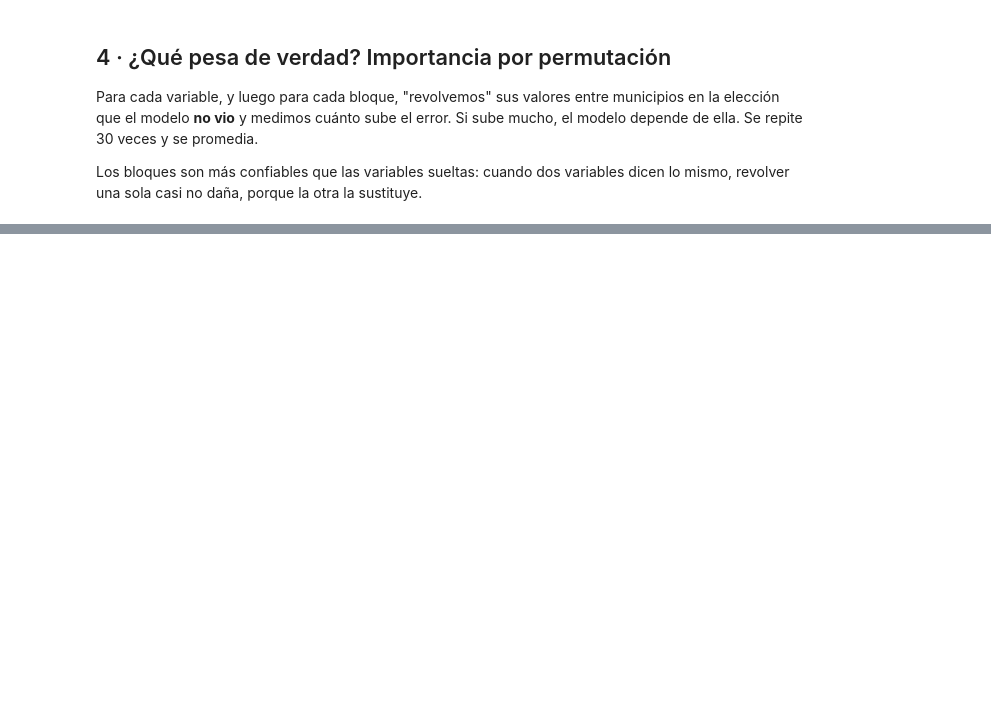
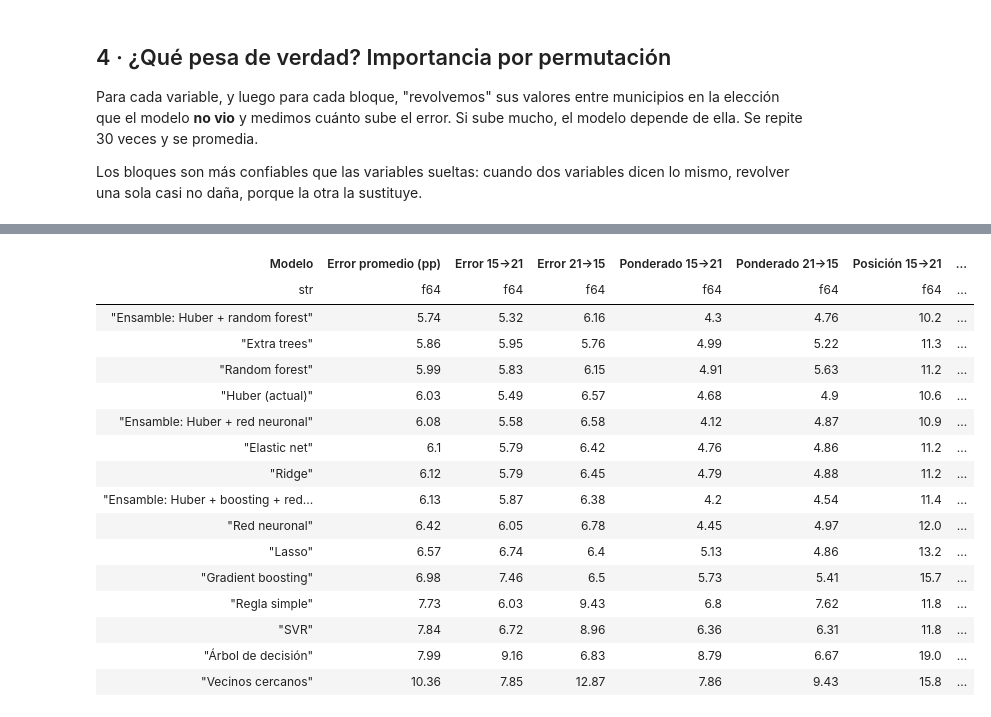
Before and after one commit to JorgeTato99/ine-hackathon-2026, a Jupyter notebook: notebooks/04b_fuentes_adicionales_e_importancia.ipynb, the cells around one changed output, grey strips where cells are left out. Saved outputs shown, nothing was run; the diff lists cells and outputs as text; code cells hidden in the pictures; blank space fills up the shorter version.

```diff
--- a/notebooks/04b_fuentes_adicionales_e_importancia.ipynb
+++ b/notebooks/04b_fuentes_adicionales_e_importancia.ipynb
@@ -372,0 +381,67 @@ shape: (12, 3)
+# %%
+from sklearn.ensemble import ExtraTreesRegressor, RandomForestRegressor
+from sklearn.linear_model import ElasticNetCV, LassoCV, RidgeCV
+from sklearn.model_selection import GridSearchCV, KFold
+from sklearn.neighbors import KNeighborsRegressor
+from sklearn.neural_network import MLPRegressor
+from sklearn.svm import SVR
+from sklearn.tree import DecisionTreeRegressor
+
+cv = KFold(5, shuffle=True, random_state=0)
+pre = lambda: [SimpleImputer(strategy='median'), StandardScaler()]
+buscar = lambda est, grid: GridSearchCV(est, grid, cv=cv, scoring='neg_mean_absolute_error', n_jobs=1)   # un solo proceso; los bosques usan varios núcleos por dentro
+MODELOS = {
+    'Huber (actual)': huber,
+    'Ridge': lambda: make_pipeline(*pre(), RidgeCV(alphas=np.logspace(-2, 4, 30))),
+    'Lasso': lambda: make_pipeline(*pre(), LassoCV(cv=cv, alphas=60, max_iter=20000)),
+    'Elastic net': lambda: make_pipeline(*pre(), ElasticNetCV(cv=cv, l1_ratio=[.1, .5, .9], alphas=40, max_iter=20000)),
+    'Árbol de decisión': lambda: buscar(make_pipeline(SimpleImputer(strategy='median'), DecisionTreeRegressor(random_state=0)),
+                                        {'decisiontreeregressor__max_depth': [3, 4, 6, 8], 'decisiontreeregressor__min_samples_leaf': [20, 50, 100]}),
+    'Random forest': lambda: buscar(make_pipeline(SimpleImputer(strategy='median'), RandomForestRegressor(n_estimators=300, random_state=0, n_jobs=-1)),
+                                    {'randomforestregressor__min_samples_leaf': [5, 20, 50], 'randomforestregressor__max_features': [0.33, 0.6, 1.0]}),
+    'Extra trees': lambda: buscar(make_pipeline(SimpleImputer(strategy='median'), ExtraTreesRegressor(n_estimators=300, random_state=0, n_jobs=-1)),
+                                  {'extratreesregressor__min_samples_leaf': [5, 20, 50], 'extratreesregressor__max_features': [0.33, 0.6, 1.0]}),
+    'Gradient boosting': lambda: buscar(HistGradientBoostingRegressor(random_state=0, max_iter=400),
+                                        {'learning_rate': [0.02, 0.05], 'max_depth': [2, 3, None], 'min_samples_leaf': [20, 60]}),
+    'Red neuronal': lambda: buscar(make_pipeline(*pre(), MLPRegressor(max_iter=3000, early_stopping=True, random_state=0)),
+                                   {'mlpregressor__hidden_layer_sizes': [(16,), (64,), (32, 16)], 'mlpregressor__alpha': [0.01, 1.0, 10.0]}),
+    'SVR': lambda: buscar(make_pipeline(*pre(), SVR(kernel='rbf')), {'svr__C': [1, 5, 20], 'svr__epsilon': [0.5, 2.0], 'svr__gamma': ['scale', 0.01]}),
+    'Vecinos cercanos': lambda: buscar(make_pipeline(*pre(), KNeighborsRegressor(weights='distance')), {'kneighborsregressor__n_neighbors': [10, 25, 50, 100]}),
+}
+predicciones, ajustes = {}, {}
+for n, A, B in SENTIDOS:
+    XA, XB, yA = A.select(TODAS).to_numpy().astype(float), B.select(TODAS).to_numpy().astype(float), A['desviacion_objetivo'].to_numpy()
+    predicciones[(n, 'Regla simple')] = B['desviacion_presidencial'].to_numpy() + (A['desviacion_objetivo'] - A['desviacion_presidencial']).median()
+    for nombre, f in MODELOS.items():
+        m = f().fit(XA, yA)
+        predicciones[(n, nombre)] = m.predict(XB)
+        if hasattr(m, 'best_params_'):
+            ajustes[(n, nombre)] = m.best_params_
+    predicciones[(n, 'Ensamble: Huber + random forest')] = (predicciones[(n, 'Huber (actual)')] + predicciones[(n, 'Random forest')]) / 2
+    predicciones[(n, 'Ensamble: Huber + red neuronal')] = (predicciones[(n, 'Huber (actual)')] + predicciones[(n, 'Red neuronal')]) / 2
+    predicciones[(n, 'Ensamble: Huber + boosting + red neuronal')] = (predicciones[(n, 'Huber (actual)')] + predicciones[(n, 'Gradient boosting')] + predicciones[(n, 'Red neuronal')]) / 3
+
+def metricas_completas(y, p, w):
+    k10, k20 = len(y) // 10, len(y) // 5; c = error_centrado(y, p)
+    return {'error': c.mean(), 'ponderado': np.average(c, weights=w), 'posicion': np.abs(percentil(y) - percentil(p)).mean(),
+            'acierto20': len(set(np.argsort(y)[:k20]) & set(np.argsort(p)[:k20])) / k20 * 100,
+            'acierto10': len(set(np.argsort(y)[:k10]) & set(np.argsort(p)[:k10])) / k10 * 100}
+filas = []
+for (n, nombre), p in predicciones.items():
+    B = A21 if n.startswith('aprende de 2015') else A15
+    corto = '15→21' if n.startswith('aprende de 2015') else '21→15'
+    filas.append({'Modelo': nombre, 'v': corto, **metricas_completas(B['desviacion_objetivo'].to_numpy(), p, B['lista_presidencial'].to_numpy().astype(float))})
+zoo = pl.DataFrame(filas).pivot(on='v', index='Modelo', values=['error', 'ponderado', 'posicion', 'acierto20', 'acierto10'])
+regla = zoo.filter(pl.col('Modelo') == 'Regla simple').row(0, named=True)
+zoo = (zoo.with_columns(error_promedio=(pl.col('error_15→21') + pl.col('error_21→15')) / 2,
+                        le_gana_a_la_regla=(pl.col('error_15→21') < regla['error_15→21']) & (pl.col('error_21→15') < regla['error_21→15']))
+       .sort('error_promedio'))
+GANADOR = zoo.filter(pl.col('le_gana_a_la_regla'))['Modelo'][0]
+print(f'Ganador con la regla del notebook 04: {GANADOR}')
+zoo.select('Modelo', pl.col('error_promedio').round(2).alias('Error promedio (pp)'),
+           pl.col('error_15→21').round(2).alias('Error 15→21'), pl.col('error_21→15').round(2).alias('Error 21→15'),
+           pl.col('ponderado_15→21').round(2).alias('Ponderado 15→21'), pl.col('ponderado_21→15').round(2).alias('Ponderado 21→15'),
+           pl.col('posicion_15→21').round(1).alias('Posición 15→21'), pl.col('posicion_21→15').round(1).alias('Posición 21→15'),
+           pl.col('acierto20_15→21').round(1).alias('Acierto 20 % 15→21'), pl.col('acierto20_21→15').round(1).alias('Acierto 20 % 21→15'),
+           pl.col('le_gana_a_la_regla').replace_strict({True: 'sí', False: 'no'}).alias('¿Le gana a la regla simple en las dos?'))
+# %% [output]
@@ -372,0 +450,17 @@ shape: (12, 3)
+| Modelo | Error promedio (pp) | Error 15→21 | Error 21→15 | Ponderado 15→21 | Ponderado 21→15 | Posición 15→21 | ... |
+| str | f64 | f64 | f64 | f64 | f64 | f64 | ... |
+| "Ensamble: Huber + random forest" | 5.74 | 5.32 | 6.16 | 4.3 | 4.76 | 10.2 | ... |
+| "Extra trees" | 5.86 | 5.95 | 5.76 | 4.99 | 5.22 | 11.3 | ... |
+| "Random forest" | 5.99 | 5.83 | 6.15 | 4.91 | 5.63 | 11.2 | ... |
+| "Huber (actual)" | 6.03 | 5.49 | 6.57 | 4.68 | 4.9 | 10.6 | ... |
+| "Ensamble: Huber + red neuronal" | 6.08 | 5.58 | 6.58 | 4.12 | 4.87 | 10.9 | ... |
+| "Elastic net" | 6.1 | 5.79 | 6.42 | 4.76 | 4.86 | 11.2 | ... |
+| "Ridge" | 6.12 | 5.79 | 6.45 | 4.79 | 4.88 | 11.2 | ... |
+| "Ensamble: Huber + boosting + red... | 6.13 | 5.87 | 6.38 | 4.2 | 4.54 | 11.4 | ... |
+| "Red neuronal" | 6.42 | 6.05 | 6.78 | 4.45 | 4.97 | 12.0 | ... |
+| "Lasso" | 6.57 | 6.74 | 6.4 | 5.13 | 4.86 | 13.2 | ... |
+| "Gradient boosting" | 6.98 | 7.46 | 6.5 | 5.73 | 5.41 | 15.7 | ... |
+| "Regla simple" | 7.73 | 6.03 | 9.43 | 6.8 | 7.62 | 11.8 | ... |
+| "SVR" | 7.84 | 6.72 | 8.96 | 6.36 | 6.31 | 11.8 | ... |
+| "Árbol de decisión" | 7.99 | 9.16 | 6.83 | 8.79 | 6.67 | 19.0 | ... |
+| "Vecinos cercanos" | 10.36 | 7.85 | 12.87 | 7.86 | 9.43 | 15.8 | ... |
```
Also changed, not shown: parts of 25 cells of this notebook, 9 other files.
